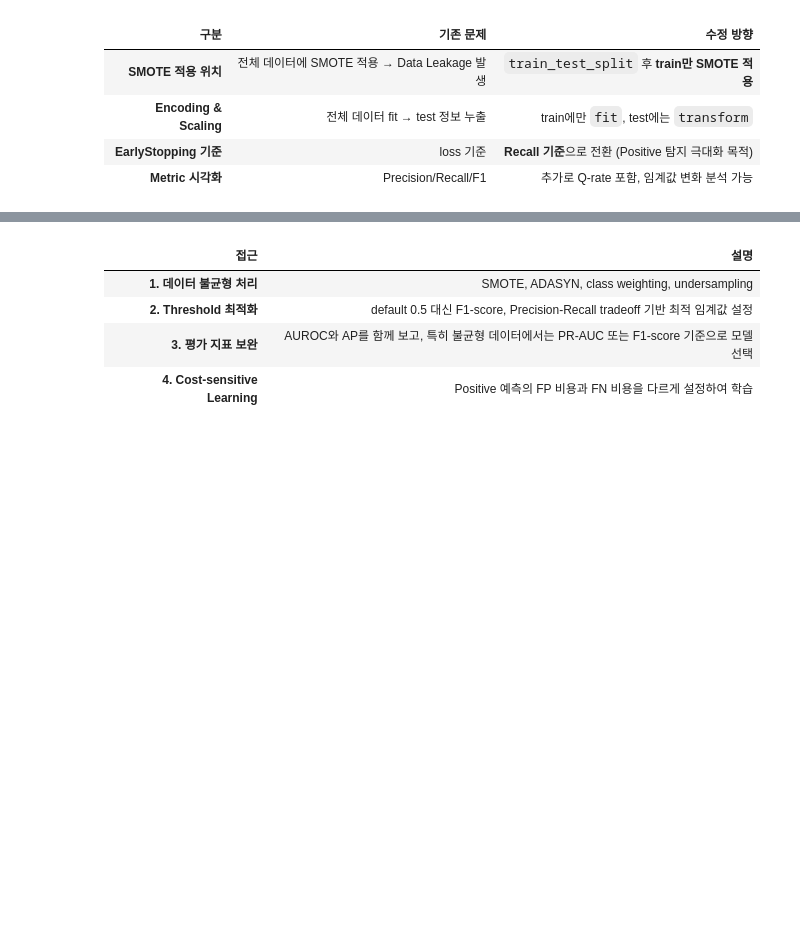
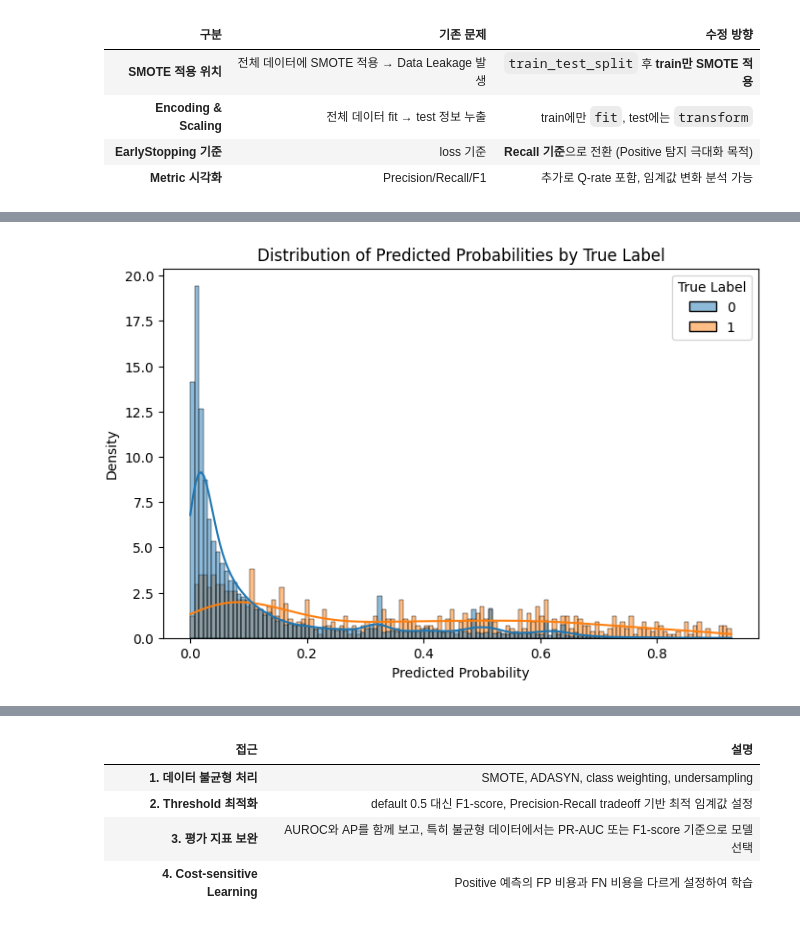
Before and after one commit to ancestor9/Affalatoxin-Analysis, a Jupyter notebook: DL_prediction/20251015_DL_50.ipynb, the cells around one changed output, grey strips where cells are left out. Cells and saved outputs as stored; diff of their text form; code cells hidden in the pictures; blank space fills up the shorter version.

```diff
--- a/DL_prediction/20251015_DL_50.ipynb
+++ b/DL_prediction/20251015_DL_50.ipynb
@@ -621,0 +686,19 @@ ROC-AUC: 0.7759150991392321
+# %%
+
+# Assuming y_val and y_prob are available from previous execution
+
+# Create a DataFrame for plotting
+plot_df = pd.DataFrame({
+    'Predicted Probability': y_prob,
+    'True Label': y_val
+})
+
+# Plot distributions
+plt.figure(figsize=(8, 5))
+sns.histplot(data=plot_df, x='Predicted Probability', hue='True Label', kde=True, stat='density', common_norm=False)
+plt.title('Distribution of Predicted Probabilities by True Label')
+plt.xlabel('Predicted Probability')
+plt.ylabel('Density')
+plt.show()
+# %% [output]
+[figure, added]
```
Also changed, not shown: parts of 19 cells of this notebook.
